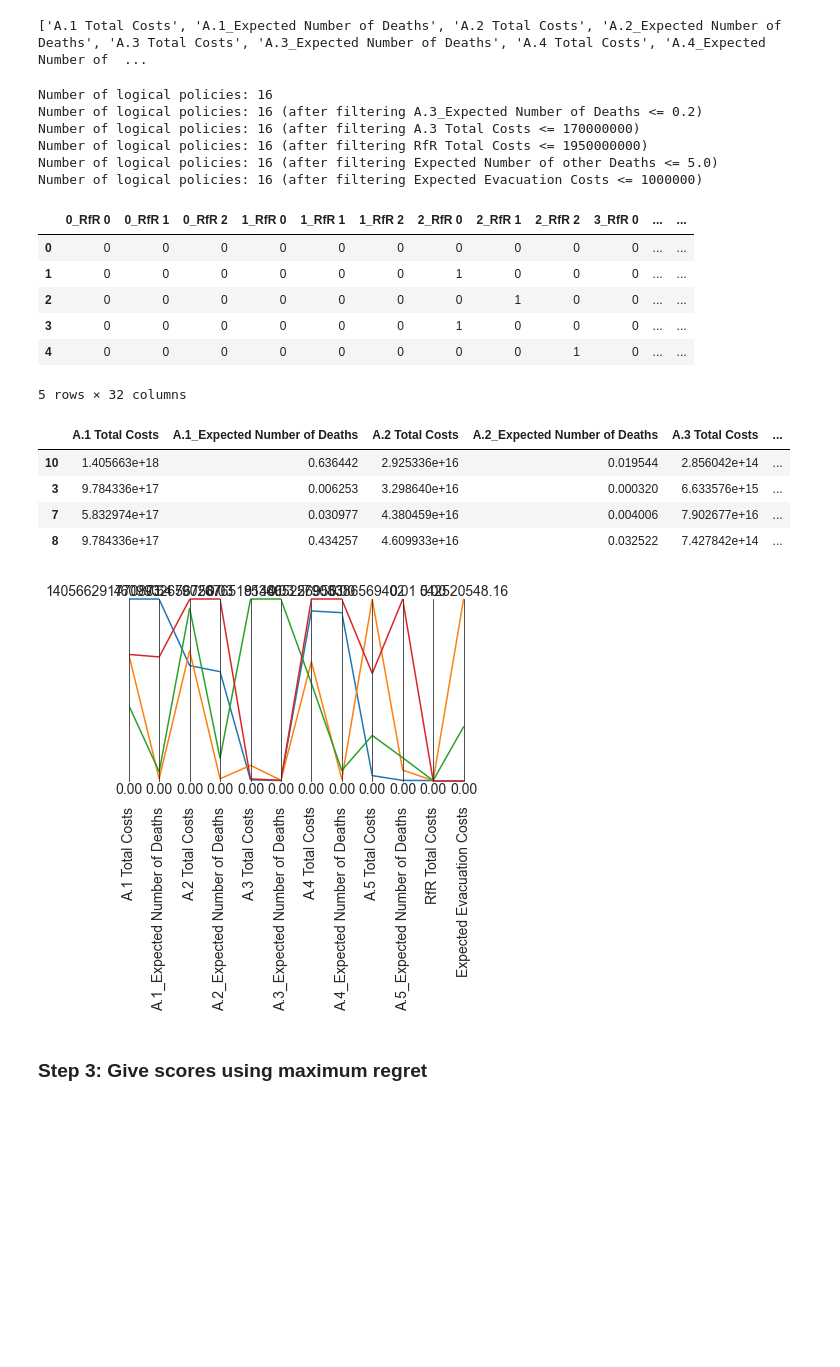
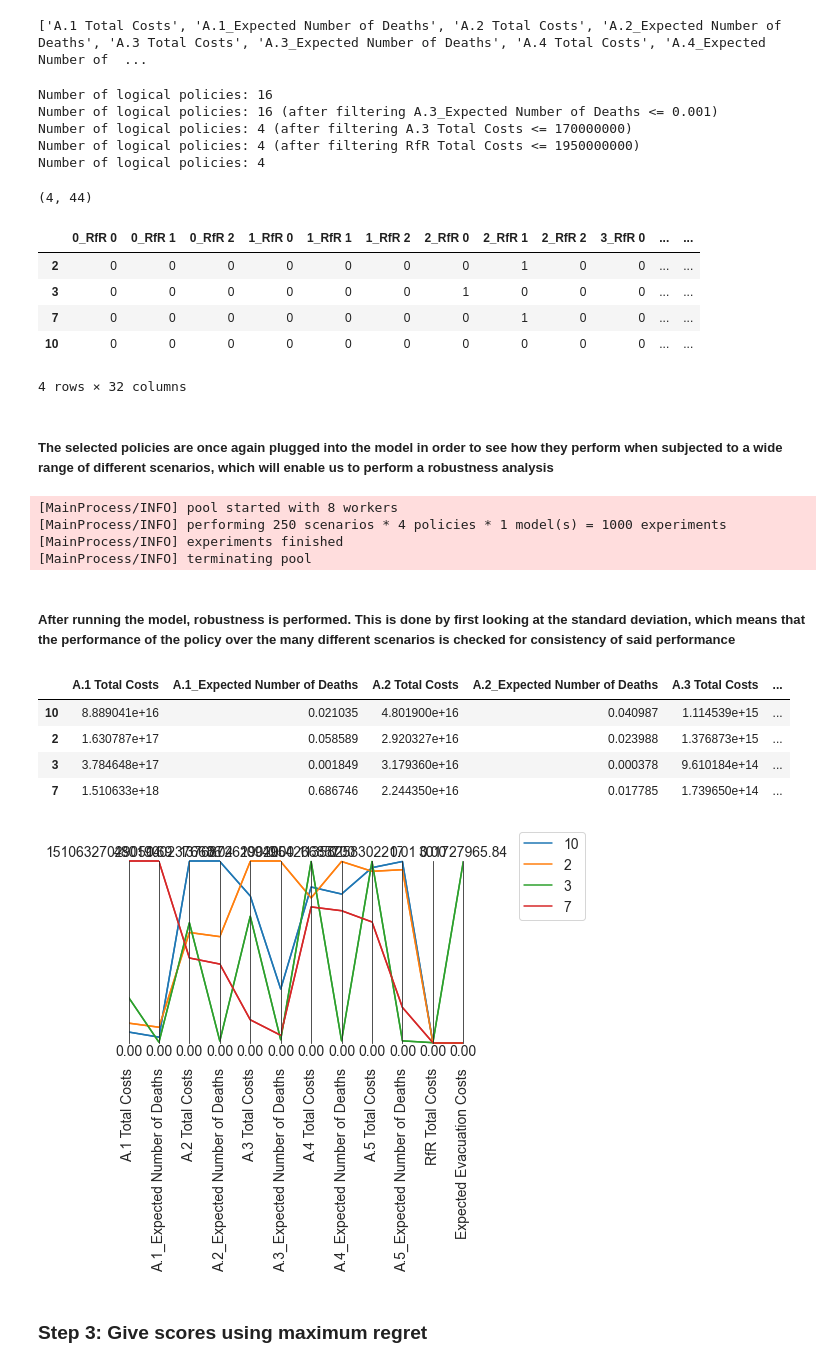
Before and after one commit to EwoutH/modelbased-g13, a Jupyter notebook: Optimization policies.ipynb, the cells around one changed output. Drawn from its saved outputs; the diff is of its cells as text; code cells hidden in the pictures; blank space fills up the shorter version.

Commit message:
Updated Optimization policies
Possibly the final version

```diff
--- a/Optimization policies.ipynb
+++ b/Optimization policies.ipynb
@@ -19,22 +36,25 @@ model, _ = get_model_for_problem_formulation(pf)
 #This range serves as an input for the Epsilon values
 
 from ema_workbench import Samplers
-
 from ema_workbench import MultiprocessingEvaluator
 
 ema_logging.log_to_stderr(ema_logging.INFO)
 
 n_scenarios = 1000 #These values for n_scenario's and n_policies are high enough to have representative outcomes
-n_policies = 100    #But low enough so the model runs in ~2hrs
+n_policies = 100   #But low enough so the model runs in ~2hrs
 
-use_pickle1 = True
-if use_pickle1:
+# If the simulation has already been run and a pickle is already present, that pickle can be used as an input
+
+use_pickle0 = True
+if use_pickle0:
     with open('data/MORDM_prep.pickle','rb') as filehandler:
         results = pickle.load(filehandler)
 else:
     with MultiprocessingEvaluator(model,n_processes=10) as evaluator:
         results = evaluator.perform_experiments(n_scenarios, n_policies, uncertainty_sampling=Samplers.LHS)
 
+    #Save results in Pickle file
+
     with open('data/MORDM_prep.pickle',"wb") as filehandler:
         pickle.dump(results,filehandler)
 
@@ -174,15 +220,15 @@ print(list(outcomes.keys()))
 # %%
 criteria_dict = {}
 if pf == 3:
+
     # Sum the deaths for all other dike rings
     results["Expected Number of other Deaths"] = results[[f'A.{dike_ring}_Expected Number of Deaths' for dike_ring in [1, 2, 4, 5]]].sum(axis=1)
 
     # Define the citerea
-    criteria_dict['A.3_Expected Number of Deaths'] = A3_deaths_per_year * years
+    criteria_dict['A.3_Expected Number of Deaths'] = A3_deaths_per_year
     criteria_dict['A.3 Total Costs'] = max_A3_total_costs
     criteria_dict['RfR Total Costs'] = max_rfr_costs
-    criteria_dict['Expected Number of other Deaths'] = other_deaths_per_year * years
-    criteria_dict['Expected Evacuation Costs'] = max_evacuation_costs
+#    criteria_dict['Expected Number of other Deaths'] = other_deaths_per_year
 
 else:
     print(f"TODO: Implement these criteria for problem formulation {pf}")
@@ -196,44 +242,57 @@ for column, value in criteria_dict.items():
     logical = policies[column] <= value
     print(f"Number of logical policies: {len(policies.index)} (after filtering {column} <= {value})")
     policies = policies[logical]
+
+print(f"Number of logical policies: {len(policies.index)}")
 # %% [output]
 Number of logical policies: 16
-Number of logical policies: 16 (after filtering A.3_Expected Number of Deaths <= 0.2)
-Number of logical policies: 16 (after filtering A.3 Total Costs <= 170000000)
-Number of logical policies: 16 (after filtering RfR Total Costs <= 1950000000)
-Number of logical policies: 16 (after filtering Expected Number of other Deaths <= 5.0)
-Number of logical policies: 16 (after filtering Expected Evacuation Costs <= 1000000)
+Number of logical policies: 16 (after filtering A.3_Expected Number of Deaths <= 0.001)
+Number of logical policies: 4 (after filtering A.3 Total Costs <= 170000000)
+Number of logical policies: 4 (after filtering RfR Total Costs <= 1950000000)
+Number of logical policies: 4
+# %%
+policies.shape
+# %% [output]
+(4, 44)
 # %%
 policies = policies.drop([o.name for o in model.outcomes], axis=1)
 policies.head()
 # %% [output]
 |  | 0_RfR 0 | 0_RfR 1 | 0_RfR 2 | 1_RfR 0 | 1_RfR 1 | 1_RfR 2 | 2_RfR 0 | 2_RfR 1 | 2_RfR 2 | 3_RfR 0 | ... | ... |
-| 0 | 0 | 0 | 0 | 0 | 0 | 0 | 0 | 0 | 0 | 0 | ... | ... |
-| 1 | 0 | 0 | 0 | 0 | 0 | 0 | 1 | 0 | 0 | 0 | ... | ... |
 | 2 | 0 | 0 | 0 | 0 | 0 | 0 | 0 | 1 | 0 | 0 | ... | ... |
 | 3 | 0 | 0 | 0 | 0 | 0 | 0 | 1 | 0 | 0 | 0 | ... | ... |
-| 4 | 0 | 0 | 0 | 0 | 0 | 0 | 0 | 0 | 1 | 0 | ... | ... |
+| 7 | 0 | 0 | 0 | 0 | 0 | 0 | 0 | 1 | 0 | 0 | ... | ... |
+| 10 | 0 | 0 | 0 | 0 | 0 | 0 | 0 | 0 | 0 | 0 | ... | ... |
-5 rows × 32 columns
+4 rows × 32 columns
 # %%
 policies_to_evaluate = []
 
 for i, policy in policies.iterrows():
     policies_to_evaluate.append(Policy(str(i), **policy.to_dict()))
+# %% [markdown]
+##### The selected policies are once again plugged into the model in order to see how they perform when subjected to a wide range of different scenarios, which will enable us to perform a robustness analysis
 # %%
-# True, use results in pickle file; False, run MultiprocessingEvaluator
-use_pickle4 = True
-if use_pickle4:
+# The pickle method is once again used
+use_pickle2 = False
+if use_pickle2:
     with open(f"data/MORDM_results2_pf{pf}.pickle","rb") as filehandler:
         results2 = pickle.load(filehandler)
 
 else:
-    # pass the policies list to EMA workbench experiment runs
+    # Pass the policies list to EMA workbench experiment runs
     n_scenarios = 250
     with MultiprocessingEvaluator(model) as evaluator:
         results2 = evaluator.perform_experiments(n_scenarios, policies_to_evaluate)
     # Save results in Pickle file
     with open(f"data/MORDM_results2_pf{pf}.pickle","wb") as filehandler:
         pickle.dump(results2,filehandler)
+# %% [output]
+[MainProcess/INFO] pool started with 8 workers
+[MainProcess/INFO] performing 250 scenarios * 4 policies * 1 model(s) = 1000 experiments
+[MainProcess/INFO] experiments finished
+[MainProcess/INFO] terminating pool
+# %% [markdown]
+##### After running the model, robustness is performed. This is done by first looking at the standard deviation, which means that the performance of the policy over the many different scenarios is checked for consistency of said performance
 # %%
 def s_to_n(data, direction):
     mean = np.mean(data)
@@ -261,21 +320,24 @@ scores = pd.DataFrame.from_dict(overall_scores).T
 scores
 # %% [output]
 |  | A.1 Total Costs | A.1_Expected Number of Deaths | A.2 Total Costs | A.2_Expected Number of Deaths | A.3 Total Costs | ... |
-| 10 | 1.405663e+18 | 0.636442 | 2.925336e+16 | 0.019544 | 2.856042e+14 | ... |
-| 3 | 9.784336e+17 | 0.006253 | 3.298640e+16 | 0.000320 | 6.633576e+15 | ... |
-| 7 | 5.832974e+17 | 0.030977 | 4.380459e+16 | 0.004006 | 7.902677e+16 | ... |
-| 8 | 9.784336e+17 | 0.434257 | 4.609933e+16 | 0.032522 | 7.427842e+14 | ... |
+| 10 | 8.889041e+16 | 0.021035 | 4.801900e+16 | 0.040987 | 1.114539e+15 | ... |
+| 2 | 1.630787e+17 | 0.058589 | 2.920327e+16 | 0.023988 | 1.376873e+15 | ... |
+| 3 | 3.784648e+17 | 0.001849 | 3.179360e+16 | 0.000378 | 9.610184e+14 | ... |
+| 7 | 1.510633e+18 | 0.686746 | 2.244350e+16 | 0.017785 | 1.739650e+14 | ... |
 # %%
 data = scores
 limits = parcoords.get_limits(data)
 limits.loc[0, data.keys()] = 0
 
 paraxes = parcoords.ParallelAxes(limits)
+for i, (index, row) in enumerate(data.iterrows()):
+    paraxes.plot(row.to_frame().T, label=str(index), color=colors[i])
+paraxes.legend()
 paraxes.plot(data)
-plt.savefig(fname="images/MORDM/robust_parallel_axes.png",dpi=300,bbox_inches='tight',format="svg")
+plt.savefig(fname="images/MORDM/robust_parallel_axes.png",dpi=300,bbox_inches='tight',format="svg") # Save to file
 
 plt.show()
 # %% [output]
-[figure, old version]
+[figure, new version]
 # %% [markdown]
 ### Step 3: Give scores using maximum regret
```
Also changed, not shown: parts of 31 cells of this notebook, 6 other files.
